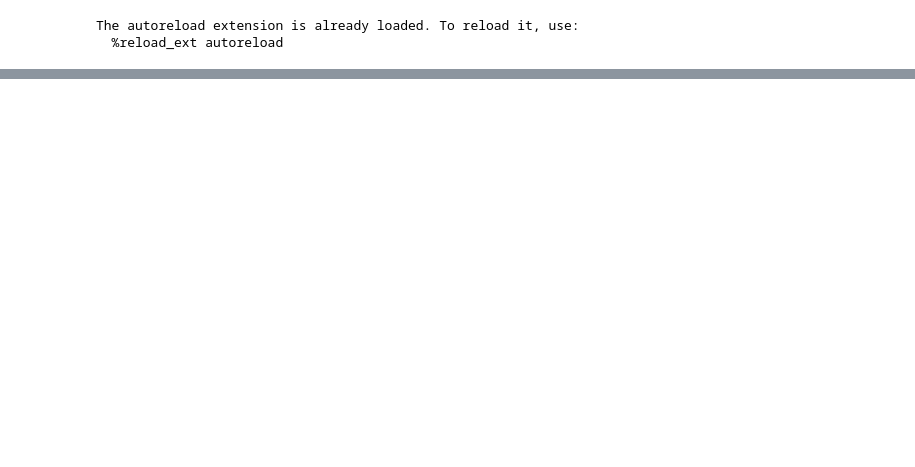
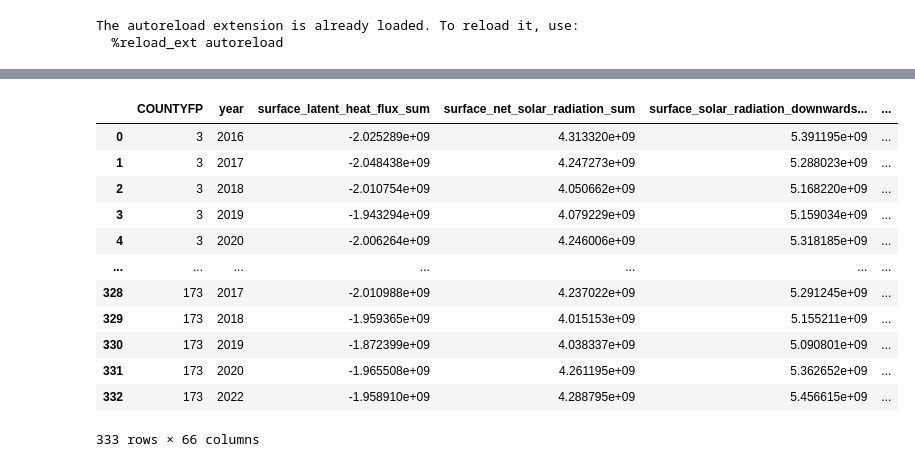
Before and after one commit to spencervenancio/SatHealth_analysis, a Jupyter notebook: notebooks/01-prototype_dataset.ipynb, the cells around one changed output, grey strips where cells are left out. Cells and saved outputs as stored; diff of their text form; code cells hidden in the pictures; blank space fills up the shorter version.

```diff
--- a/notebooks/01-prototype_dataset.ipynb
+++ b/notebooks/01-prototype_dataset.ipynb
@@ -58,0 +61,19 @@ create_target(icd3_expanded)
+# %%
+from src.config import PROCESSED_DATA_DIR
+df = pd.read_csv(PROCESSED_DATA_DIR / "dataset.csv")
+
+df
+# %% [output]
+|  | COUNTYFP | year | surface_latent_heat_flux_sum | surface_net_solar_radiation_sum | surface_solar_radiation_downwards... | ... |
+| 0 | 3 | 2016 | -2.025289e+09 | 4.313320e+09 | 5.391195e+09 | ... |
+| 1 | 3 | 2017 | -2.048438e+09 | 4.247273e+09 | 5.288023e+09 | ... |
+| 2 | 3 | 2018 | -2.010754e+09 | 4.050662e+09 | 5.168220e+09 | ... |
+| 3 | 3 | 2019 | -1.943294e+09 | 4.079229e+09 | 5.159034e+09 | ... |
+| 4 | 3 | 2020 | -2.006264e+09 | 4.246006e+09 | 5.318185e+09 | ... |
+| ... | ... | ... | ... | ... | ... | ... |
+| 328 | 173 | 2017 | -2.010988e+09 | 4.237022e+09 | 5.291245e+09 | ... |
+| 329 | 173 | 2018 | -1.959365e+09 | 4.015153e+09 | 5.155211e+09 | ... |
+| 330 | 173 | 2019 | -1.872399e+09 | 4.038337e+09 | 5.090801e+09 | ... |
+| 331 | 173 | 2020 | -1.965508e+09 | 4.261195e+09 | 5.362652e+09 | ... |
+| 332 | 173 | 2022 | -1.958910e+09 | 4.288795e+09 | 5.456615e+09 | ... |
+333 rows × 66 columns
```
Also changed, not shown: parts of 2 cells of this notebook.
